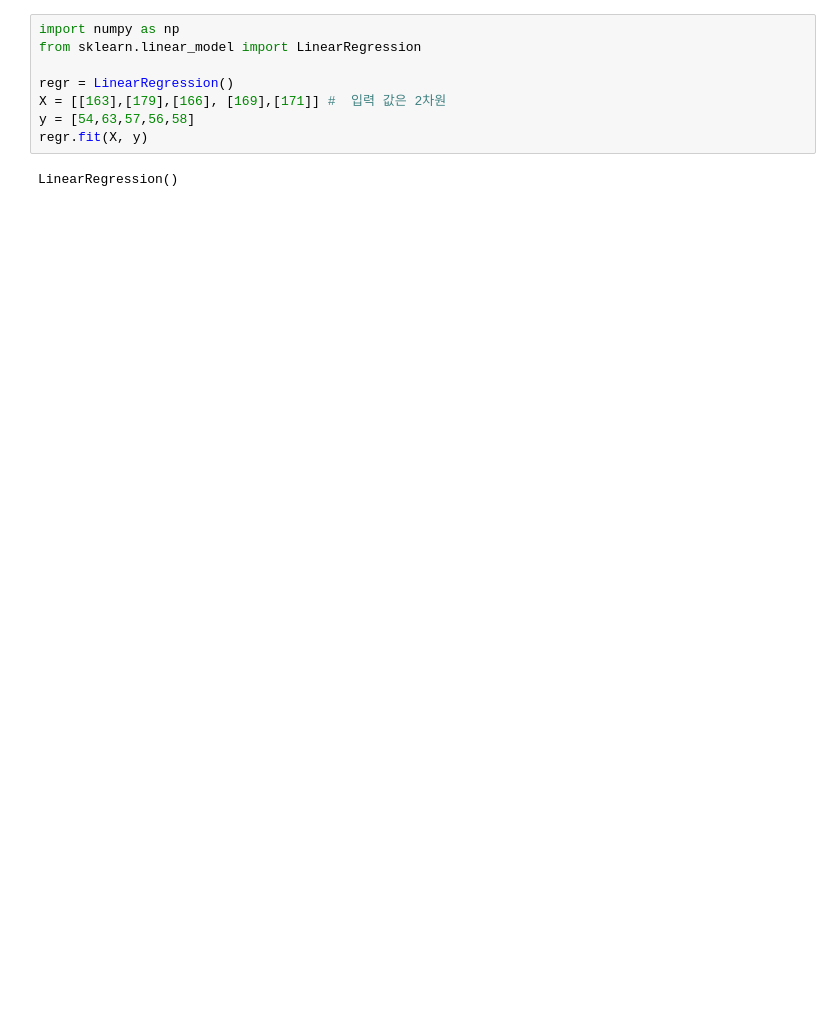
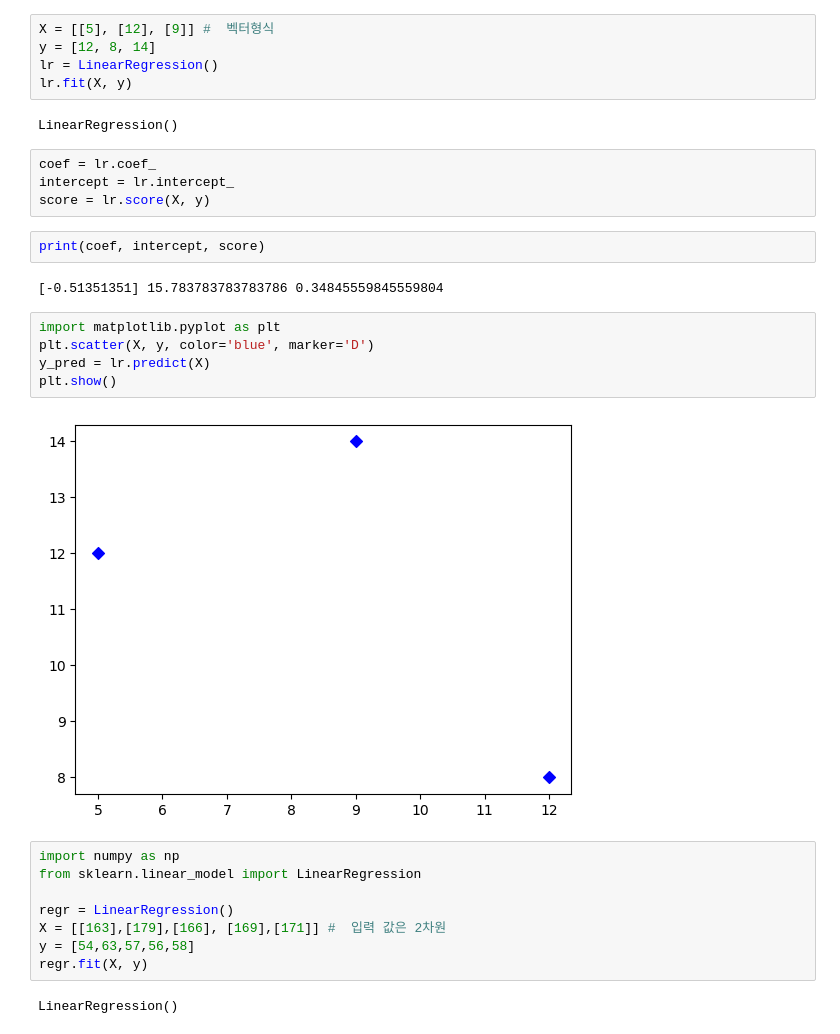
Before and after one commit to KIM-YONG-HA/PYTHON101, a Jupyter notebook: machineLearning/d250205_.ipynb, the cells around one changed output. Saved outputs shown, nothing was run; the diff lists cells and outputs as text; blank space fills up the shorter version.

```diff
--- a/machineLearning/d250205_.ipynb
+++ b/machineLearning/d250205_.ipynb
@@ -5,3 +80,25 @@ b : 절편 intersect
+# %%
+X = [[5], [12], [9]] #  벡터형식
+y = [12, 8, 14]
+lr = LinearRegression()
+lr.fit(X, y)
+# %% [output]
+LinearRegression()
+# %%
+coef = lr.coef_
+intercept = lr.intercept_
+score = lr.score(X, y)
+# %%
+print(coef, intercept, score)
+# %% [output]
+[-0.51351351] 15.783783783783786 0.34845559845559804
+# %%
+import matplotlib.pyplot as plt
+plt.scatter(X, y, color='blue', marker='D')
+y_pred = lr.predict(X)
+plt.show()
+# %% [output]
+[figure, added]
 # %%
 import numpy as np
 from sklearn.linear_model import LinearRegression
```
Also changed, not shown: parts of 23 cells of this notebook, 2 other files.
